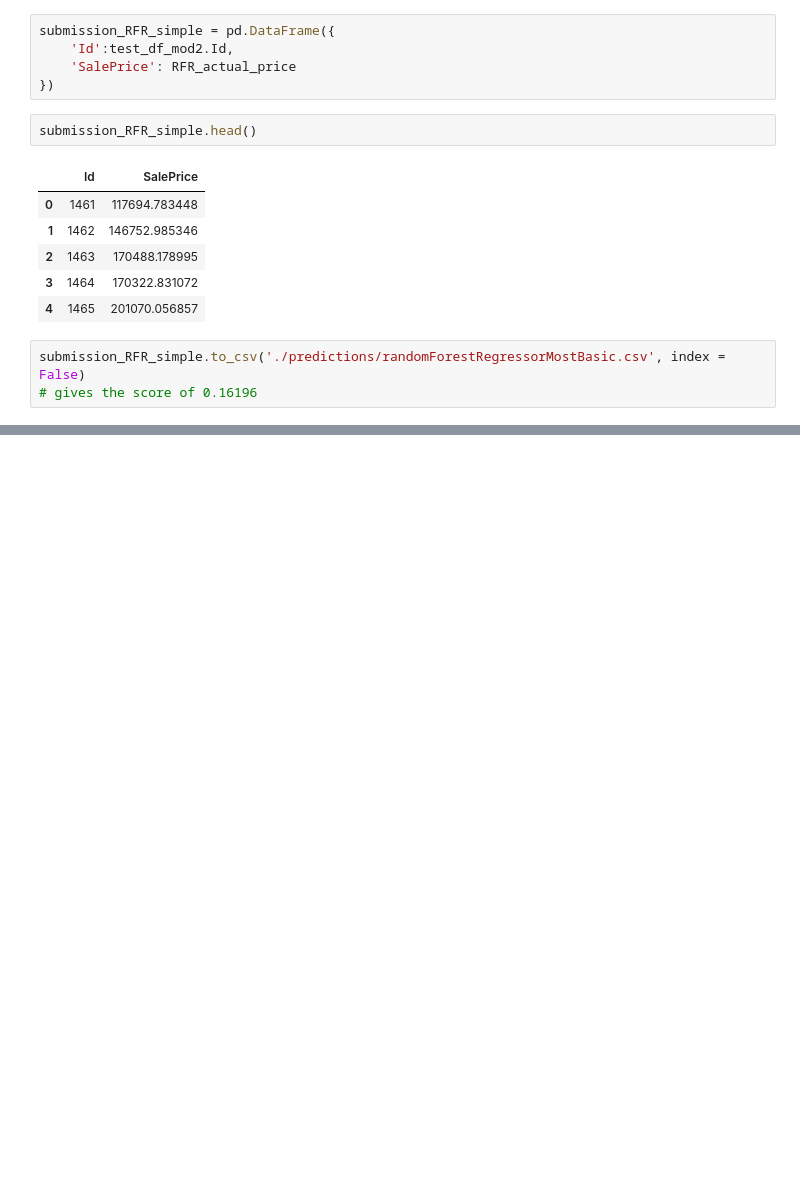
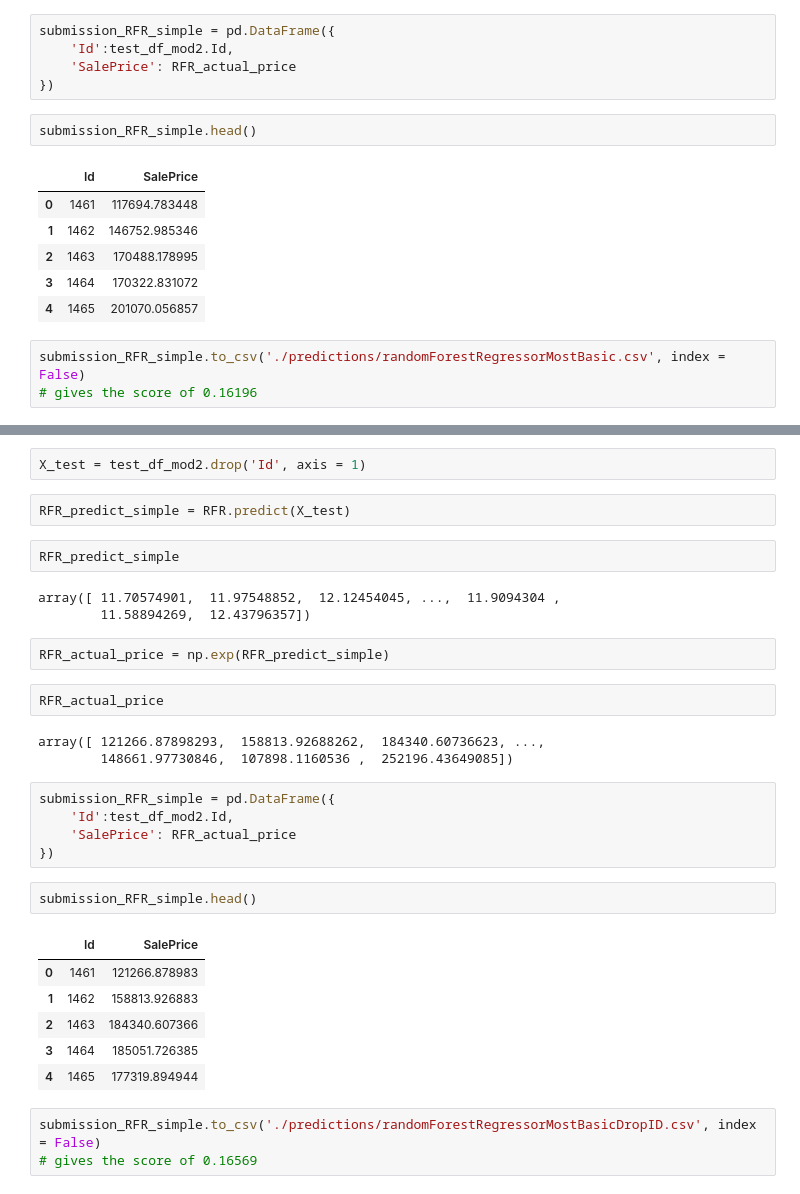
Before and after one commit to sushant2811/KaggleHousingPrices, a Jupyter notebook: KaggleHousingPrices.ipynb, the cells around one changed output, grey strips where cells are left out. Drawn from its saved outputs; the diff is of its cells as text; blank space fills up the shorter version.

Commit message:
Random Forest with Id dropped

```diff
--- a/KaggleHousingPrices.ipynb
+++ b/KaggleHousingPrices.ipynb
@@ -2037,0 +2072,33 @@ submission_RFR_simple.to_csv('./predictions/randomForestRegressorMostBasic.csv',
+# %%
+X_test = test_df_mod2.drop('Id', axis = 1)
+# %%
+RFR_predict_simple = RFR.predict(X_test)
+# %%
+RFR_predict_simple
+# %% [output]
+array([ 11.70574901,  11.97548852,  12.12454045, ...,  11.9094304 ,
+        11.58894269,  12.43796357])
+# %%
+RFR_actual_price = np.exp(RFR_predict_simple)
+# %%
+RFR_actual_price
+# %% [output]
+array([ 121266.87898293,  158813.92688262,  184340.60736623, ...,
+        148661.97730846,  107898.1160536 ,  252196.43649085])
+# %%
+submission_RFR_simple = pd.DataFrame({
+    'Id':test_df_mod2.Id,
+    'SalePrice': RFR_actual_price
+})
+# %%
+submission_RFR_simple.head()
+# %% [output]
+|  | Id | SalePrice |
+| 0 | 1461 | 121266.878983 |
+| 1 | 1462 | 158813.926883 |
+| 2 | 1463 | 184340.607366 |
+| 3 | 1464 | 185051.726385 |
+| 4 | 1465 | 177319.894944 |
+# %%
+submission_RFR_simple.to_csv('./predictions/randomForestRegressorMostBasicDropID.csv', index = False)
+# gives the score of 0.16569
```
Also changed, not shown: parts of 7 cells of this notebook.
